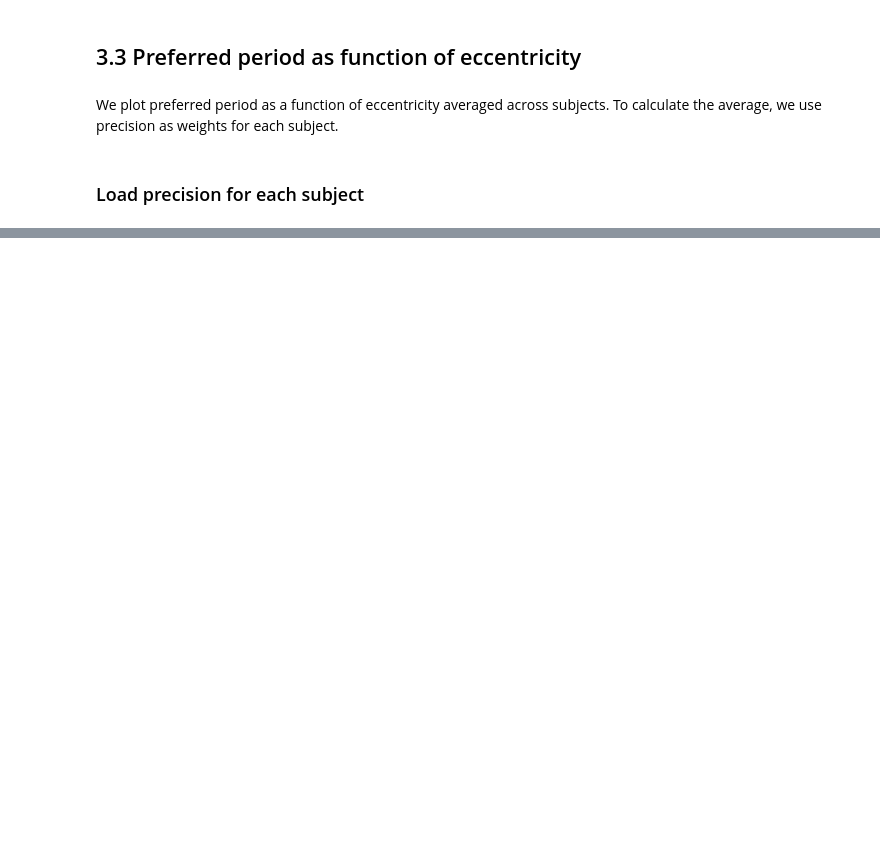
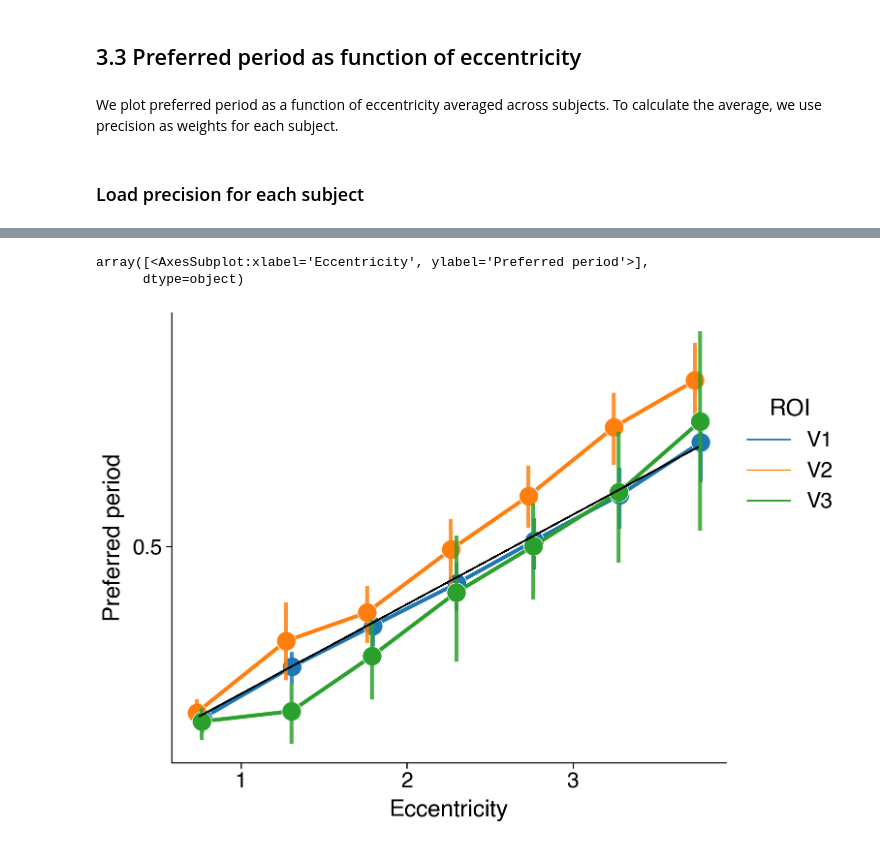
Before and after one commit to JiyeongHa/Spatial-Frequency-Preference_NSDsyn, a Jupyter notebook: notebooks/2-tuning-curves.ipynb, the cells around one changed output, grey strips where cells are left out. Saved outputs shown, nothing was run; the diff lists cells and outputs as text; code cells hidden in the pictures; blank space fills up the shorter version.

```diff
--- a/notebooks/2-tuning-curves.ipynb
+++ b/notebooks/2-tuning-curves.ipynb
@@ -204,0 +299,11 @@ plt.show()
+# %%
+e = g.axes.flatten()
+e
+# %% [output]
+array([<AxesSubplot:xlabel='Eccentricity', ylabel='Preferred period'>],
+      dtype=object)
+# %%
+g.axes.flatten()[0].plot(new_df['ecc'], new_df['fitted_line'], color='black', linestyle='--')
+g.fig
+# %% [output]
+[figure, added]
```
Also changed, not shown: parts of 15 cells of this notebook, 2 other files.
